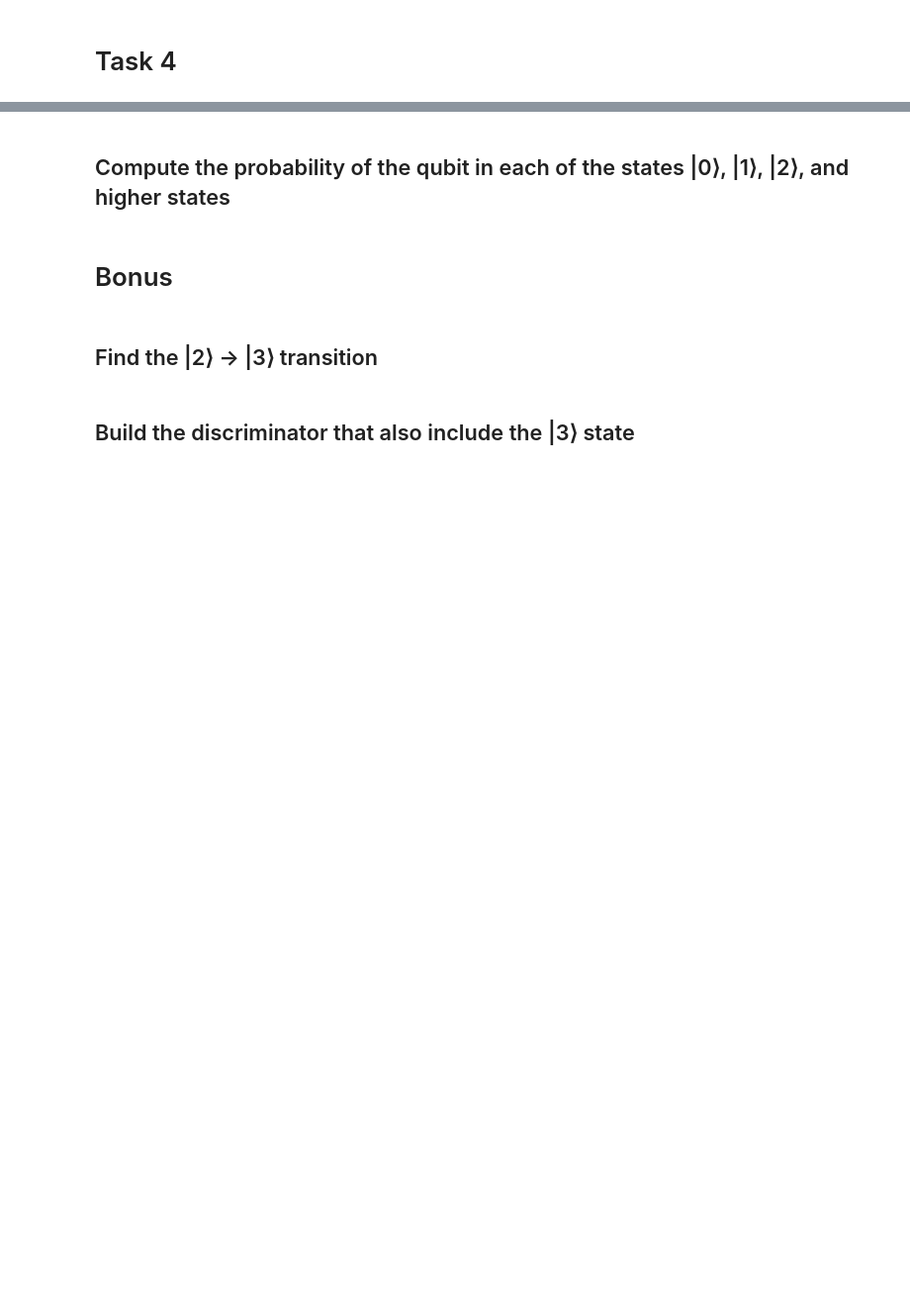
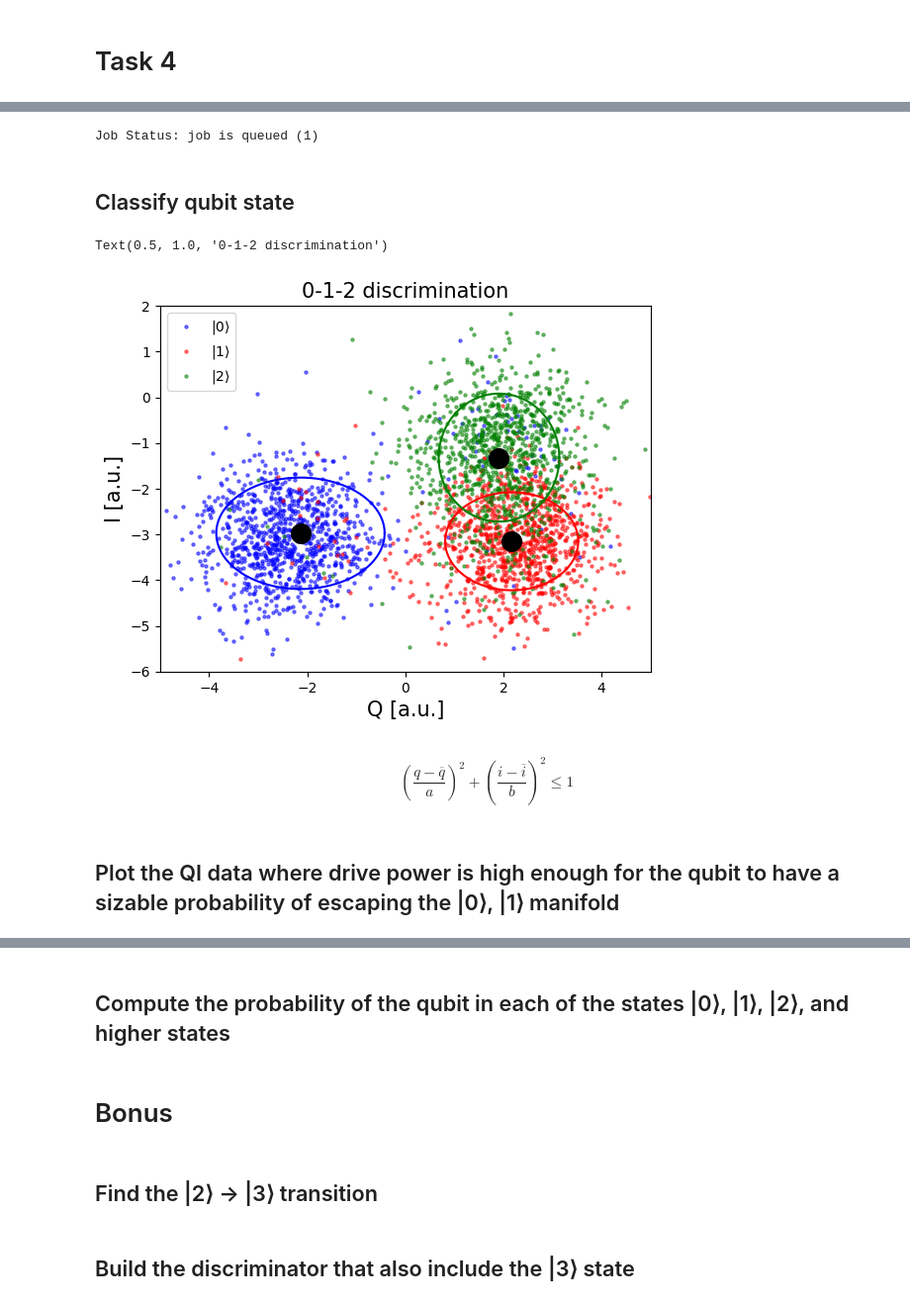
Before and after one commit to drewcurran/ECE396_Project, a Jupyter notebook: Beyond the Two-Level System.ipynb, the cells around one changed output, grey strips where cells are left out. Shown at 99% size. Drawn from its saved outputs; the diff is of its cells as text; code cells hidden in the pictures; blank space fills up the shorter version.

```diff
--- a/Beyond the Two-Level System.ipynb
+++ b/Beyond the Two-Level System.ipynb
@@ -694,0 +756,6 @@ with pulse.build(backend) as pi_pulse:
+# %%
+## monitor job status
+
+job_monitor(job)
+# %% [output]
+Job Status: job is queued (1)
@@ -694,0 +766,56 @@ with pulse.build(backend) as pi_pulse:
+# %% [markdown]
+## Classify qubit state
+# %%
+## draw classifier for 0, 1, 2
+
+# helper function
+def draw_ellipse(c, q_center, i_center, q_radius, i_radius):
+    t = np.linspace(0,360,360)
+    q = q_center + q_radius*np.cos(np.radians(t))
+    i = i_center + i_radius*np.sin(np.radians(t))
+    plt.plot(q, i, c=c)
+
+# zero data plotted in blue
+plt.scatter(np.real(zero_data), np.imag(zero_data),
+                s=5, cmap='viridis', c='blue', alpha=0.5, label=r'$|0\rangle$')
+# one data plotted in red
+plt.scatter(np.real(one_data), np.imag(one_data),
+                s=5, cmap='viridis', c='red', alpha=0.5, label=r'$|1\rangle$')
+# two data plotted in green
+plt.scatter(np.real(two_data), np.imag(two_data),
+                s=5, cmap='viridis', c='green', alpha=0.5, label=r'$|2\rangle$')
+
+# Plot a large dot for the average result of the 0, 1 and 2 states.
+mean_zero = np.mean(zero_data) # takes mean of both real and imaginary parts
+mean_one = np.mean(one_data)
+mean_two = np.mean(two_data)
+
+q_center_zero, i_center_zero = np.real(mean_zero), np.imag(mean_zero)
+plt.scatter(q_center_zero, i_center_zero,
+            s=200, cmap='viridis', c='black',alpha=1.0)
+q_center_one, i_center_one = np.real(mean_one), np.imag(mean_one)
+plt.scatter(q_center_one, i_center_one,
+            s=200, cmap='viridis', c='black',alpha=1.0)
+q_center_two, i_center_two = np.real(mean_two), np.imag(mean_two)
+plt.scatter(q_center_two, i_center_two,
+            s=200, cmap='viridis', c='black',alpha=1.0)
+
+std_devs = 1.25
+q_axis_zero, i_axis_zero = std_devs*np.std(np.real(zero_data)), std_devs*np.std(np.imag(zero_data))
+draw_ellipse('blue', q_center_zero, i_center_zero, q_axis_zero, i_axis_zero)
+q_axis_one, i_axis_one = std_devs*np.std(np.real(one_data)), std_devs*np.std(np.imag(one_data))
+draw_ellipse('red', q_center_one, i_center_one, q_axis_one, i_axis_one)
+q_axis_two, i_axis_two = std_devs*np.std(np.real(two_data)), std_devs*np.std(np.imag(two_data))
+draw_ellipse('green', q_center_two, i_center_two, q_axis_two, i_axis_two)
+
+plt.xlim(-5, 5)
+plt.ylim(-6, 2)
+plt.legend()
+plt.ylabel('I [a.u.]', fontsize=15)
+plt.xlabel('Q [a.u.]', fontsize=15)
+plt.title("0-1-2 discrimination", fontsize=15)
+# %% [output]
+Text(0.5, 1.0, '0-1-2 discrimination')
+[figure, added]
+# %% [markdown]
+$$\left( \frac{q - \overline{q}}{a} \right)^2 + \left( \frac{i - \overline{i}}{b} \right)^2 \leq 1$$
@@ -694,0 +841,2 @@ with pulse.build(backend) as pi_pulse:
+# %% [markdown]
+## Plot the QI data where drive power is high enough for the qubit to have a sizable probability of escaping the |0⟩, |1⟩ manifold
```
Also changed, not shown: parts of 30 cells of this notebook.
